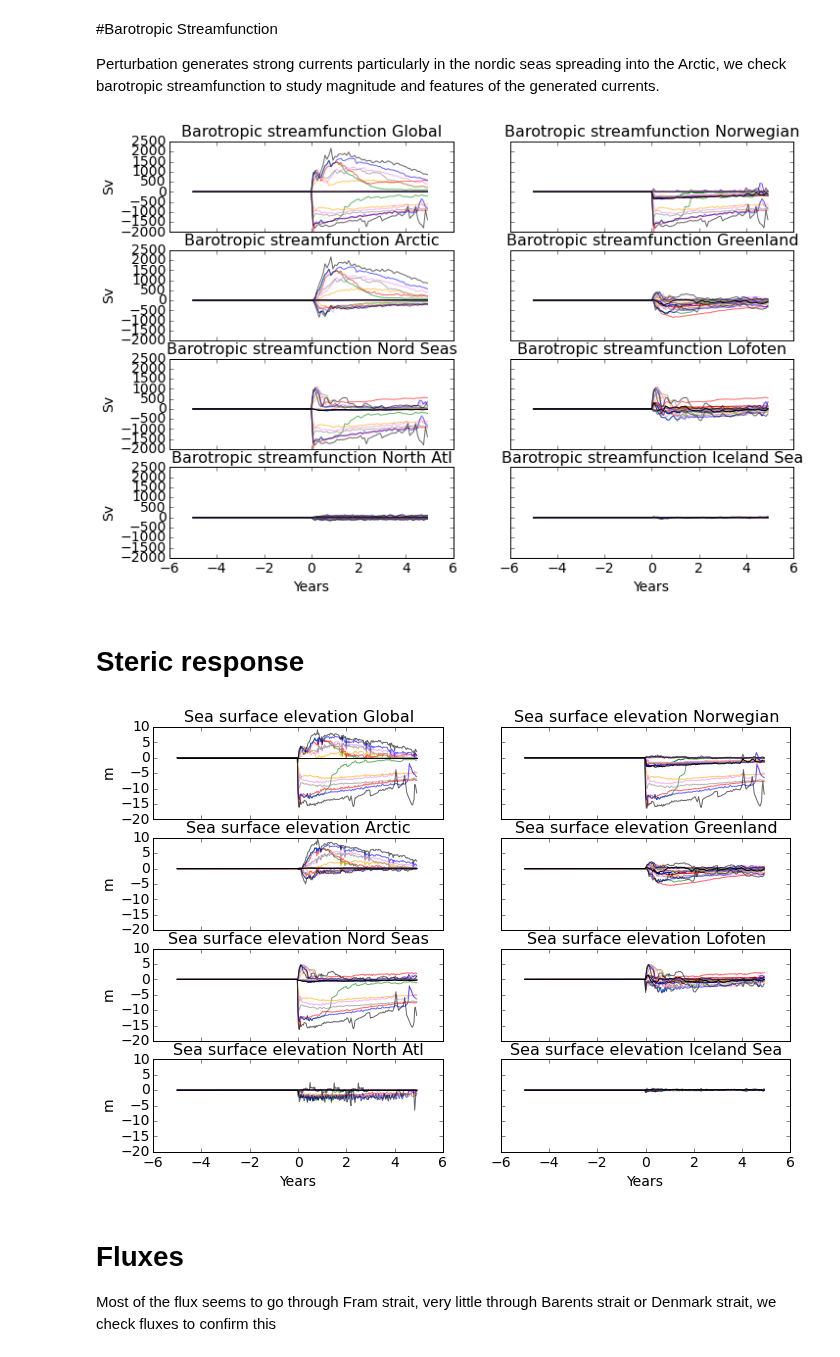
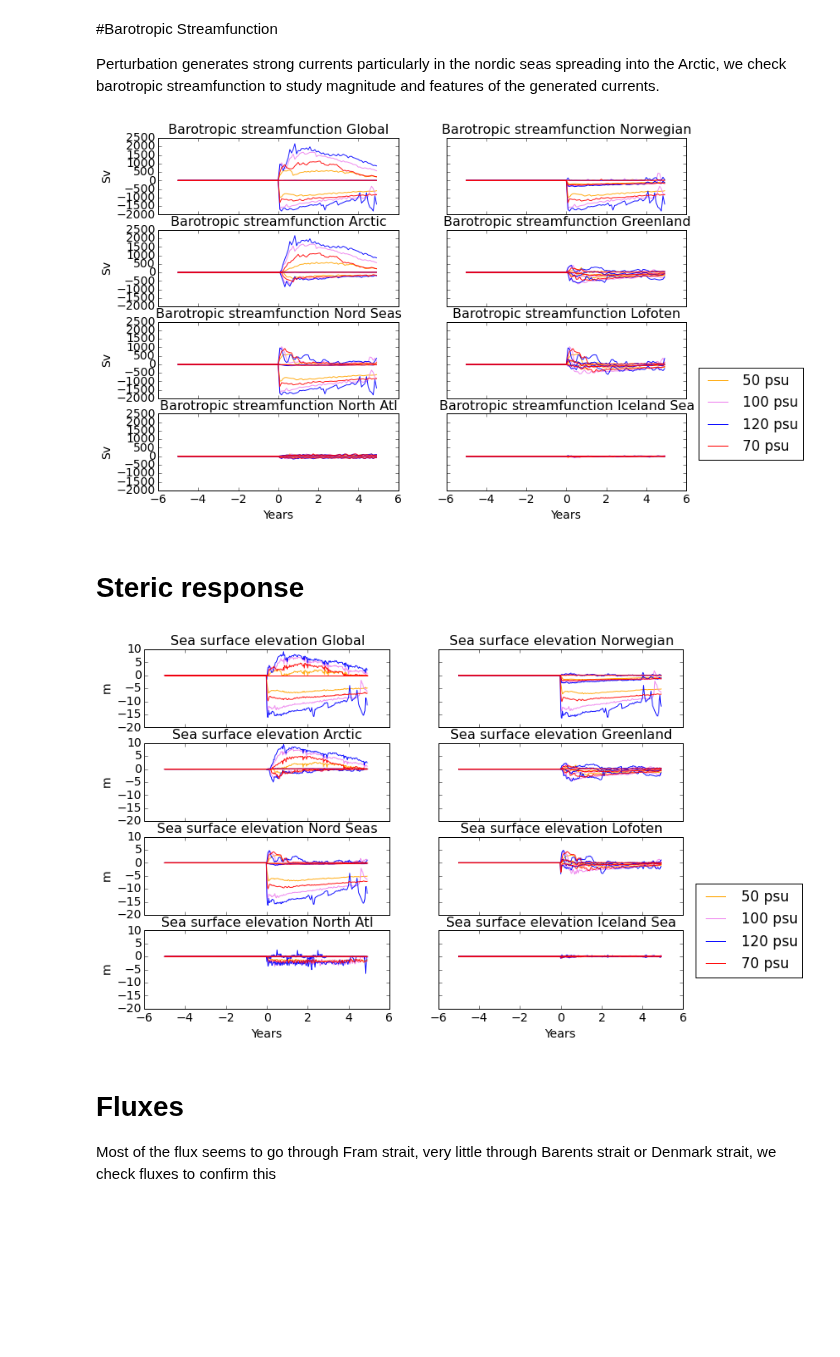
Before and after one commit to AlessandroMozzato/notebooks, a Jupyter notebook: Perturbation-comparison.ipynb, the cells around one changed output. Cells and saved outputs as stored; diff of their text form; code cells hidden in the pictures; blank space fills up the shorter version.

```diff
--- a/Perturbation-comparison.ipynb
+++ b/Perturbation-comparison.ipynb
@@ -354,57 +363,68 @@ pert_dic = {"pert_18" : {"const" : pert_const_18, "bench" : pert_bench_18} ,\
             "pert_small_18" : {"const" : pert_small_18, "bench" : pert_bench_18}}
 pert_col = {"pert_18" : 'blue' , 'pert_36' : 'red', 'pert_1y_18' : 'green', "pert_50_18" : 'orange' , \
             "pert_70_18" : 'grey' , "pert_120_18" : 'black', "pert_small_18" : 'violet'}
+# %%
+pert_conc = {"100 psu" : {"const" : pert_const_18, "bench" : pert_bench_18} ,\
+           "50 psu" : {"const" : pert_50_18, "bench" : pert_bench_18},\
+           "70 psu" : {"const" : pert_70_18, "bench" : pert_bench_18},\
+           "120 psu" : {"const" : pert_120_18, "bench" : pert_bench_18},}
+pert_conc_col = { "120 psu" : 'blue', "100 psu" : 'violet' , "70 psu" : 'red', "50 psu" : 'orange'}
 # %%
 # Plot sea surface elevation per regions
-def plot_dynStLayers(dic,row=4,col=2):
+def plot_dynStLayers(dic,col_dic,row=4,col=2):
     # this function is meant to plot monitor variables
     fig, axes = plt.subplots(row,col,sharex=True,sharey=True)
     for el in dic:
         data_pert = dic[el]["const"] ; data_diff = dic[el]["bench"]
         grid = grid_read(data_pert.res)
         mask1,mask2,mask3,mask4,mask5,mask6,mask7,mask8 = region_mask(data_pert.res)
         mask0 = np.ones_like(mask1)
         areamasks = {0:mask0 , 1 : mask1 , 2 : mask2 , 3 : mask3, \
                     4 : mask4, 5 : mask5, 6 : mask6, 7: mask7, 8 : mask8}
         region_titles = reg_titles()
         ax_ind = 0
-        alphavar = {'mean':1,'max':0.6,'min':0.6}
+        alphavar = {'mean':1,'max':0.9,'min':0.9}
         for reg in [0,4,1,5,2,6,3,7]:
-            maskcalc = np.tile(areamasks[reg][0,:,:],(data_pert.data['Eta'].shape[0],1,1))
+            maskcalc = np.tile(areamasks[reg][0,:,:],(data_pert.psi.shape[0],1,1))
             data = np.array(data_pert.psi[:,:,0:data_pert.psi.shape[2]-1])
             data1 = np.array(data_diff.psi)[0:data.shape[0],:,0:data_pert.psi.shape[2]-1]
             datam = (data - data1)*maskcalc
             datadic = {'mean' : np.nanmean(np.nanmean(datam[:,:,:],axis=2),axis=1) ,
                        'max'  : np.nanmax(np.nanmax(datam[:,:,:],axis=2),axis=1) ,
                        'min'  : np.nanmin(np.nanmin(datam[:,:,:],axis=2),axis=1) }
             for var in ['mean','max','min']:
-                axes.flat[ax_ind].plot(data_diff.years[:]-5,datadic[var][:],color=pert_col[el],
+                if var == 'mean':
+                    axes.flat[ax_ind].plot(data_diff.years[:]-5,datadic[var][:],color=col_dic[el],
+                                      alpha=alphavar[var],label=el)
+                else:
+                    axes.flat[ax_ind].plot(data_diff.years[:]-5,datadic[var][:],color=col_dic[el],
                                       alpha=alphavar[var])
                 axes.flat[ax_ind].set_title('Barotropic streamfunction '+region_titles[reg],fontsize=16)
                 axes.flat[ax_ind].tick_params(axis='both', which='major', labelsize=14)
                 if (ax_ind)%2 == 0:
                     axes.flat[ax_ind].set_ylabel('Sv',fontsize=14)
                 axes.flat[6].set_xlabel('Years',fontsize=14)
                 axes.flat[7].set_xlabel('Years',fontsize=14)
             ax_ind += 1
+    plt.legend(bbox_to_anchor=(1.05, 1), loc=6, borderaxespad=0.)
     fig.subplots_adjust(right=1.6,top=1.6)
+    #fig.savefig('/noc/users/am8e13/Figures/multipert_psi_reg',dpi=dpires, bbox_inches='tight')
 
-    fig.savefig('/noc/users/am8e13/Figures/multipert_psi_reg',dpi=dpires, bbox_inches='tight')
-
-plot_dynStLayers(pert_dic)
+#plot_dynStLayers(pert_dic,pert_col)
+plot_dynStLayers(pert_conc,pert_conc_col)
 # %% [output]
-[figure, old version]
+[figure, new version]
 # %% [markdown]
 # Steric response
 # %%
 # Plot sea surface elevation per regions
-def plot_dynStLayers(dic,row=4,col=2):
+def plot_dynStLayers(dic,col_dic,row=4,col=2):
     # this function is meant to plot monitor variables
     fig, axes = plt.subplots(row,col,sharex=True,sharey=True)
     region_titles = reg_titles()
     var_s = ['eta_mean','eta_min','eta_max']
     vartitles = {'eta_mean' : 'Eta Mean','eta_max' : 'Eta Max','eta_min' : 'Eta Min'}
-    alphavar = {'eta_mean':1,'eta_max':0.6,'eta_min':0.6}
+    alphavar = {'eta_mean':1,'eta_max':0.9,'eta_min':0.9}
     ls_dic = { 36 : '-' , 18 : '--' , 9 : '..' }
     colvar = {'eta_mean':'black','eta_max':'red','eta_min':'blue'}
     for el in dic:
@@ -413,8 +433,12 @@ def plot_dynStLayers(dic,row=4,col=2):
         for reg in [0,4,1,5,2,6,3,7]:
             for var in ['eta_mean','eta_max','eta_min']:
                 data = data_pert.dataDyn[var][1:10*12*3,reg,0] - data_diff.dataDyn[var][1:10*12*3,reg,0]
-                axes.flat[ax_ind].plot(data_diff.dataDyn['time_lv_years'][0:10*12*3-2]-5,data[0:10*12*3-2],color=pert_col[el],
-                                      alpha=alphavar[var])
+                if var == 'eta_mean':
+                    axes.flat[ax_ind].plot(data_diff.dataDyn['time_lv_years'][0:10*12*3-2]-5,data[0:10*12*3-2],
+                                    color=col_dic[el],alpha=alphavar[var],label=el)
+                else:
+                    axes.flat[ax_ind].plot(data_diff.dataDyn['time_lv_years'][0:10*12*3-2]-5,data[0:10*12*3-2],
+                                    color=col_dic[el],alpha=alphavar[var])
                 axes.flat[ax_ind].set_title('Sea surface elevation '+region_titles[reg],fontsize=16)
                 if (ax_ind)%2 == 0:
                     axes.flat[ax_ind].set_ylabel('m',fontsize=14)
@@ -423,12 +447,14 @@ def plot_dynStLayers(dic,row=4,col=2):
                 axes.flat[ax_ind].tick_params(axis='both', which='major', labelsize=14)
 
             ax_ind += 1
+        plt.legend(bbox_to_anchor=(1.05, 1), loc=6, borderaxespad=0.)
         fig.subplots_adjust(right=1.6,top=1.6)
-    fig.savefig('/noc/users/am8e13/Figures/multipert_ssh_regions',dpi=dpires, bbox_inches='tight')
+    #fig.savefig('/noc/users/am8e13/Figures/multipert_ssh_regions',dpi=dpires, bbox_inches='tight')
 
-plot_dynStLayers(pert_dic)
+#plot_dynStLayers(pert_dic,pert_col)
+plot_dynStLayers(pert_conc,pert_conc_col)
 # %% [output]
-[figure, old version]
+[figure, new version]
 # %% [markdown]
 # Fluxes
 
```
Also changed, not shown: parts of 25 cells of this notebook, 1 other file.
